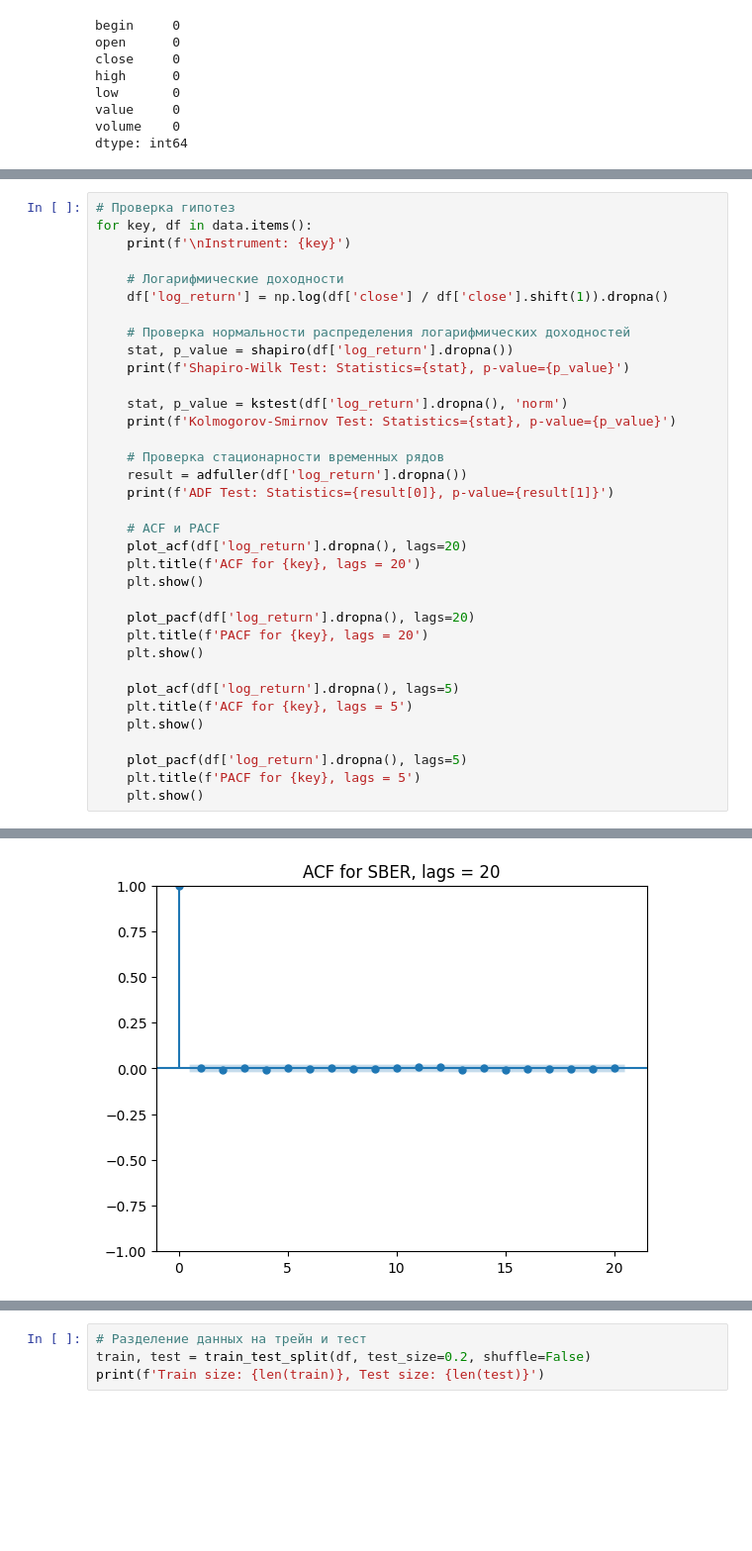
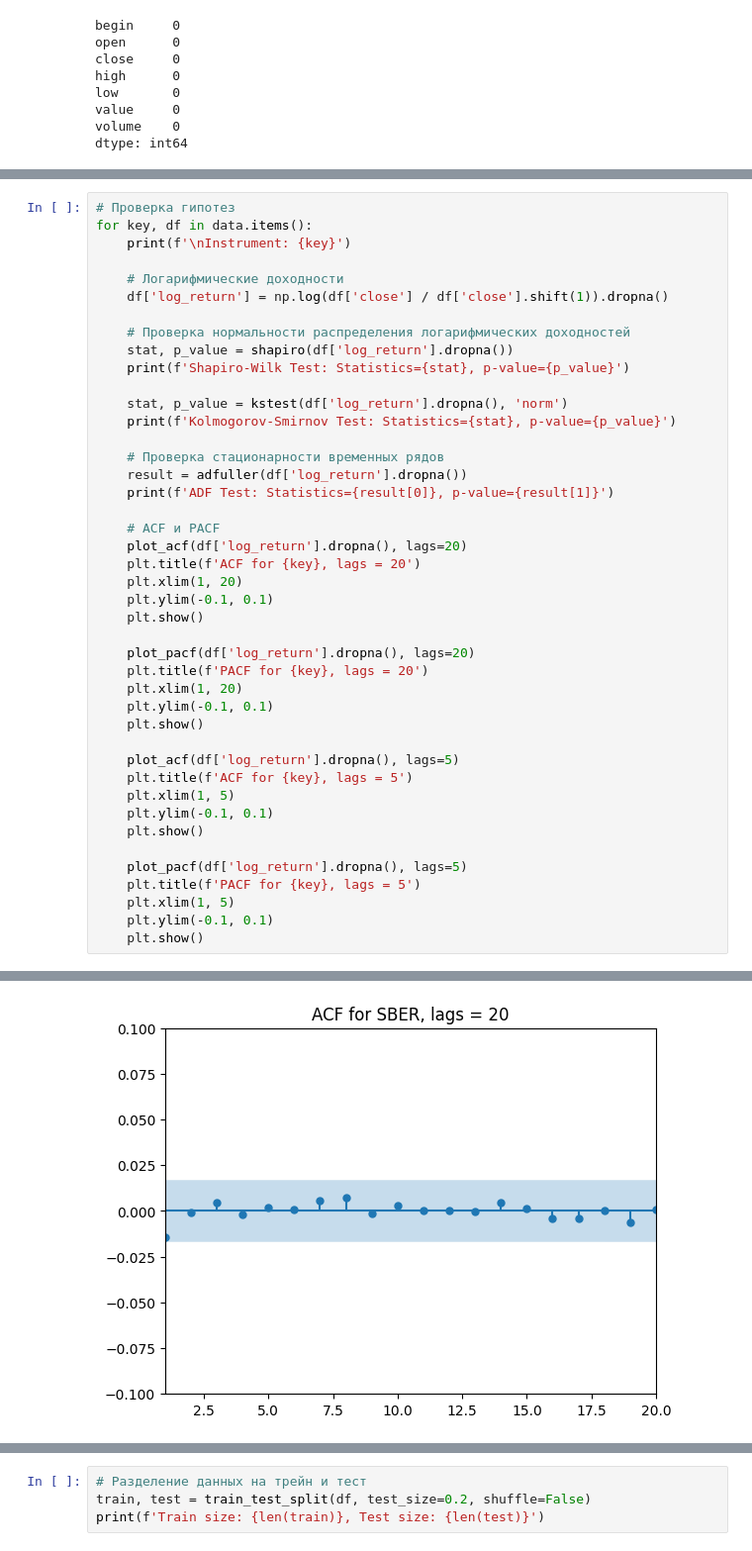
Before and after one commit to 3Clowns/gan-scalp, a Jupyter notebook: EDA.ipynb, the cells around one changed output, grey strips where cells are left out. Shown at 99% size. Cells and saved outputs as stored; diff of their text form; blank space fills up the shorter version.

Commit message:
Edit PACF and ACF graphics

```diff
--- a/EDA.ipynb
+++ b/EDA.ipynb
@@ -162,18 +172,26 @@ for key, df in data.items():
     # ACF и PACF
     plot_acf(df['log_return'].dropna(), lags=20)
     plt.title(f'ACF for {key}, lags = 20')
+    plt.xlim(1, 20)
+    plt.ylim(-0.1, 0.1)
     plt.show()
 
     plot_pacf(df['log_return'].dropna(), lags=20)
     plt.title(f'PACF for {key}, lags = 20')
+    plt.xlim(1, 20)
+    plt.ylim(-0.1, 0.1)
     plt.show()
 
     plot_acf(df['log_return'].dropna(), lags=5)
     plt.title(f'ACF for {key}, lags = 5')
+    plt.xlim(1, 5)
+    plt.ylim(-0.1, 0.1)
     plt.show()
 
     plot_pacf(df['log_return'].dropna(), lags=5)
     plt.title(f'PACF for {key}, lags = 5')
+    plt.xlim(1, 5)
+    plt.ylim(-0.1, 0.1)
     plt.show()
 # %% [output]
 Instrument: SBER
@@ -183 +201 @@ ADF Test: Statistics=-94.0184067436269, p-value=0.0
-[figure, old version]
+[figure, new version]
```
Also changed, not shown: parts of 8 cells of this notebook.
